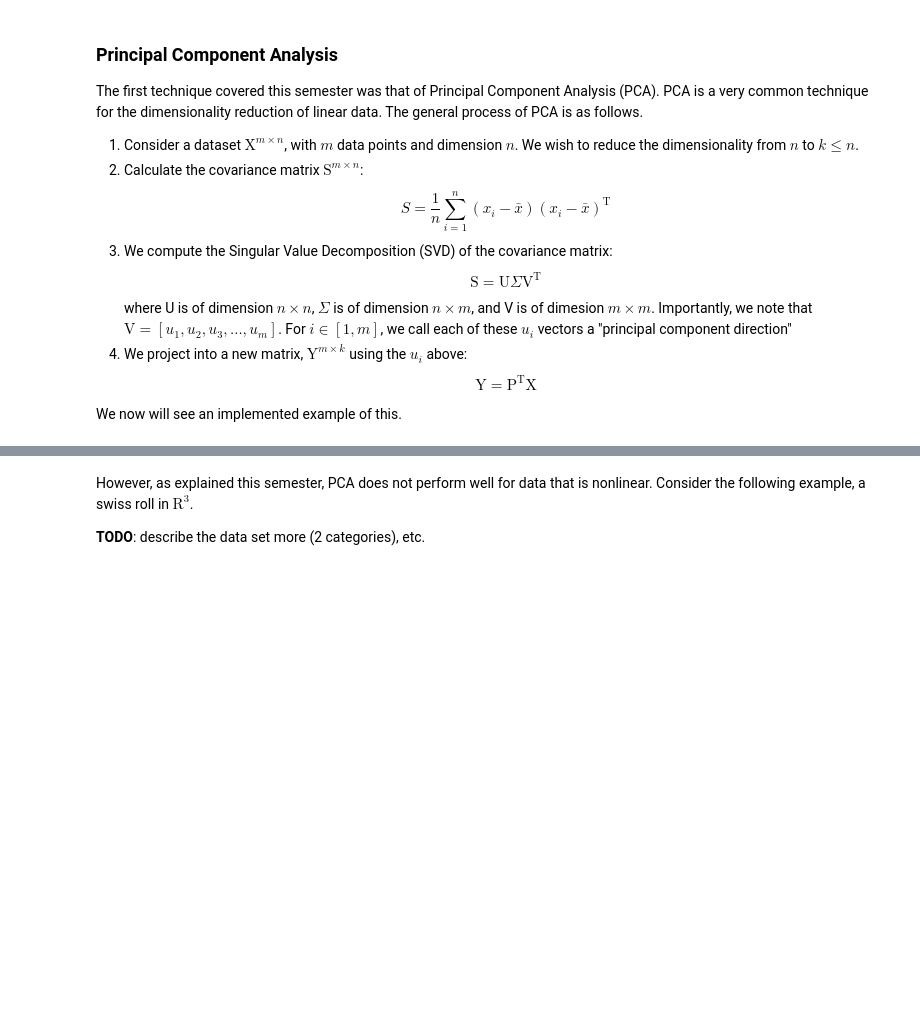
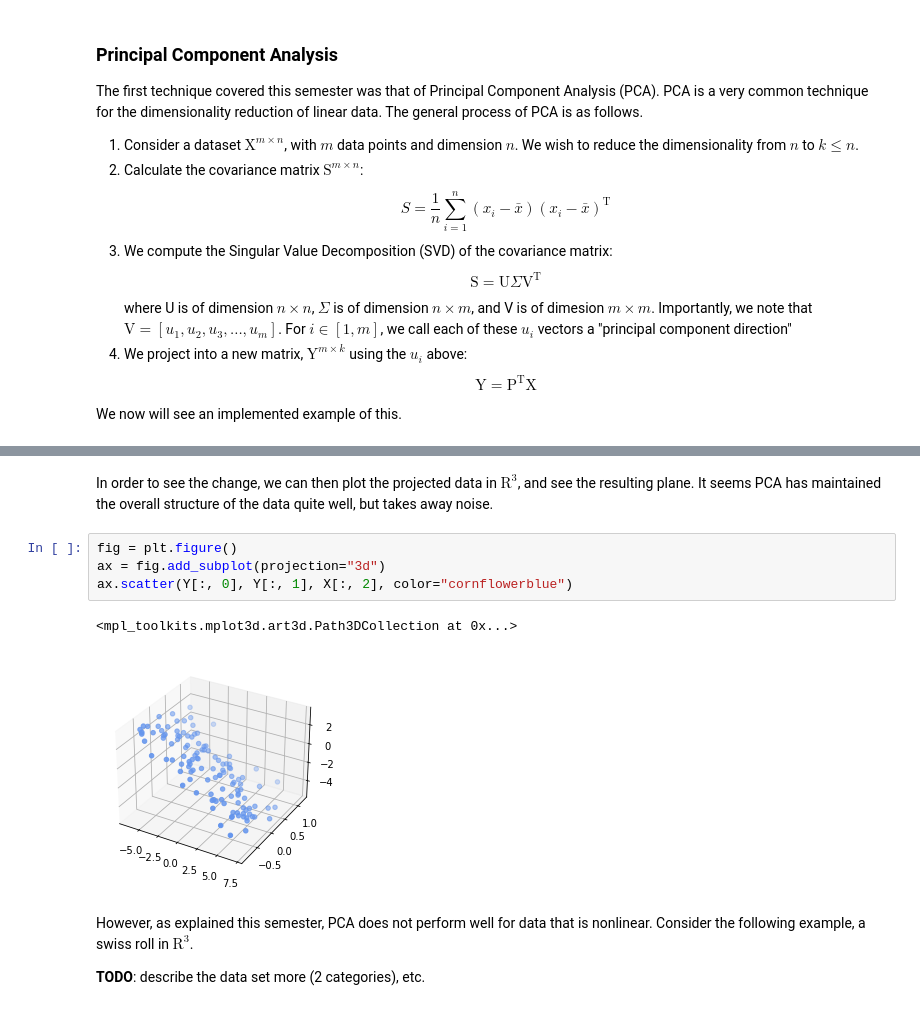
Before and after one commit to quistew/seminarSpr2022FinalProject, a Jupyter notebook: writeup.ipynb, the cells around one changed output, grey strips where cells are left out. Drawn from its saved outputs; the diff is of its cells as text; blank space fills up the shorter version.

```diff
--- a/writeup.ipynb
+++ b/writeup.ipynb
@@ -37,3 +48,12 @@ ax.scatter(Y[:,0], Y[:,1], color="cornflowerblue")
+# %% [markdown]
+In order to see the change, we can then plot the projected data in $\text{R}^3$, and see the resulting plane. It seems PCA has maintained the overall structure of the data quite well, but takes away noise.
+# %%
+fig = plt.figure()
+ax = fig.add_subplot(projection="3d")
+ax.scatter(Y[:, 0], Y[:, 1], X[:, 2], color="cornflowerblue")
+# %% [output]
+<mpl_toolkits.mplot3d.art3d.Path3DCollection at 0x...>
+[figure, added]
 # %% [markdown]
 However, as explained this semester, PCA does not perform well for data that is nonlinear. Consider the following example, a swiss roll in $\text{R}^{3}$.
 
```
Also changed, not shown: parts of 10 cells of this notebook, 1 other file.
